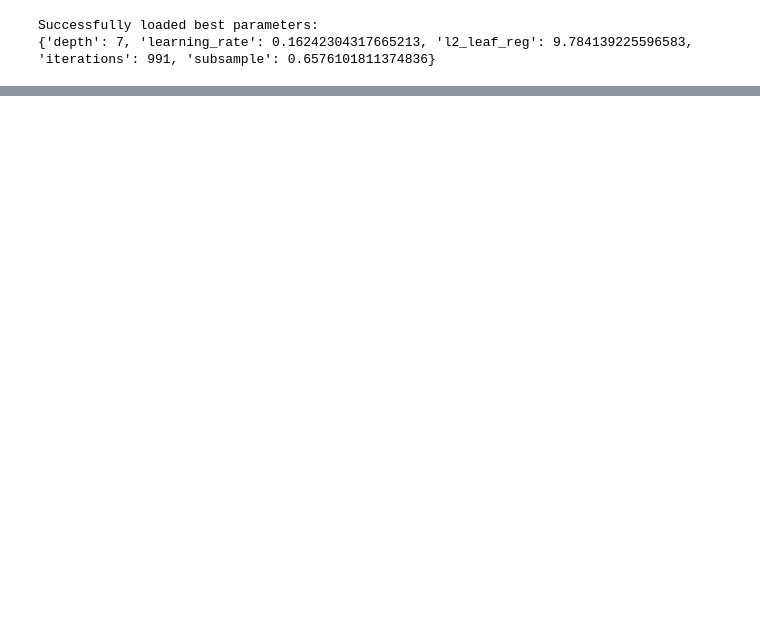
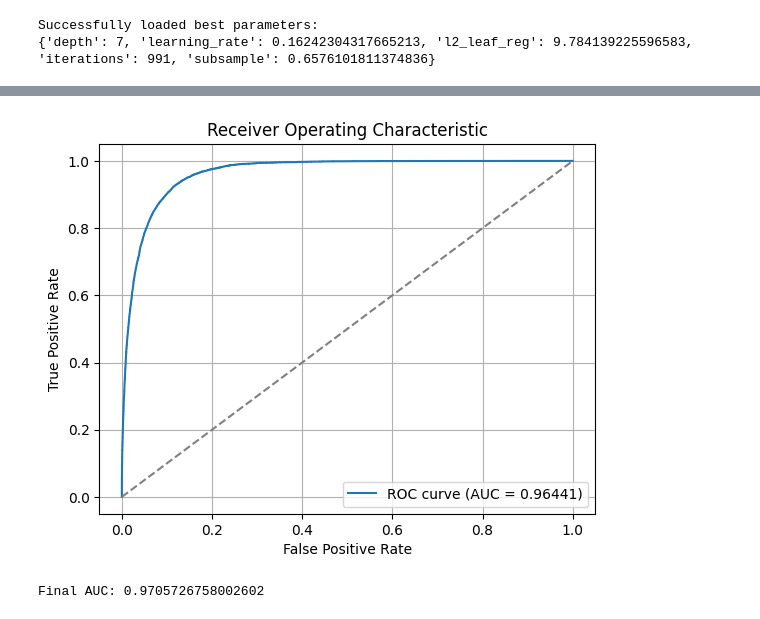
Before and after one commit to ol-webb/kaggle_playground_5-8, a Jupyter notebook: nb_models.ipynb, the cells around one changed output, grey strips where cells are left out. Cells and saved outputs as stored; diff of their text form; code cells hidden in the pictures; blank space fills up the shorter version.

Commit message:
model log and boost model

```diff
--- a/nb_models.ipynb
+++ b/nb_models.ipynb
@@ -49,6 +49,7 @@ cat_cols = original.select_dtypes(include=['object']).columns
 for col in cat_cols:
     te_map = original.groupby(col)['y'].mean().to_dict()  # mean target per category
     train[col + "_mean"] = train[col].map(te_map)         # apply to full train
+    train.drop(columns=[col], inplace=True)
 # %%
 # create a column for pdays = -1
 
@@ -59,5 +76,5 @@ train['pdays'] = train['pdays'].apply(lambda x: np.nan if x == -1 else x)
 # %%
-x_train, x_test, y_train, y_test = train_test_split(train.drop(columns=['y','id']), train['y'], test_size=0.2, random_state=42)
+x_train, x_test, y_train, y_test = train_test_split(train.drop(columns=['y','id']), train['y'], test_size=0.1, random_state=42)
 # %% [markdown]
 ---
 # %%
@@ -186,0 +282,42 @@ print("Best parameters saved to 'best_params.json'")
+# %%
+optuna_prob = cat_days_enc.predict_proba(x_test)
+
+fpr, tpr, thresholds = roc_curve(y_test, optuna_prob[:,1])
+
+roc_auc = auc(fpr, tpr)
+
+# Plot
+plt.figure()
+plt.plot(fpr, tpr, label=f'ROC curve (AUC = {roc_auc:.5f})')
+plt.plot([0, 1], [0, 1], linestyle='--', color='grey')  # Diagonal line
+plt.xlabel('False Positive Rate')
+plt.ylabel('True Positive Rate')
+plt.title('Receiver Operating Characteristic')
+plt.legend()
+plt.grid(True)
+plt.show()
+# %% [output]
+[figure, added]
+# %%
+from sklearn.model_selection import StratifiedKFold
+from sklearn.metrics import roc_auc_score
+import numpy as np
+
+cv = StratifiedKFold(n_splits=5, shuffle=True, random_state=42)
+aucs = []
+
+for train_idx, valid_idx in cv.split(x_train, y_train):
+    X_tr, X_val = x_train.iloc[train_idx], x_train.iloc[valid_idx]
+    y_tr, y_val = y_train.iloc[train_idx], y_train.iloc[valid_idx]
+
+    model = xgb.XGBClassifier(**study.best_params)
+    model.fit(X_tr, y_tr, verbose=1)
+
+    preds = model.predict_proba(X_val)[:, 1]
+    auc = roc_auc_score(y_val, preds)
+    aucs.append(auc)
+
+final_auc = np.mean(aucs)
+print("Final AUC:", final_auc)
+# %% [output]
+Final AUC: 0.9705726758002602
```
Also changed, not shown: parts of 20 cells of this notebook, 1 other file.
